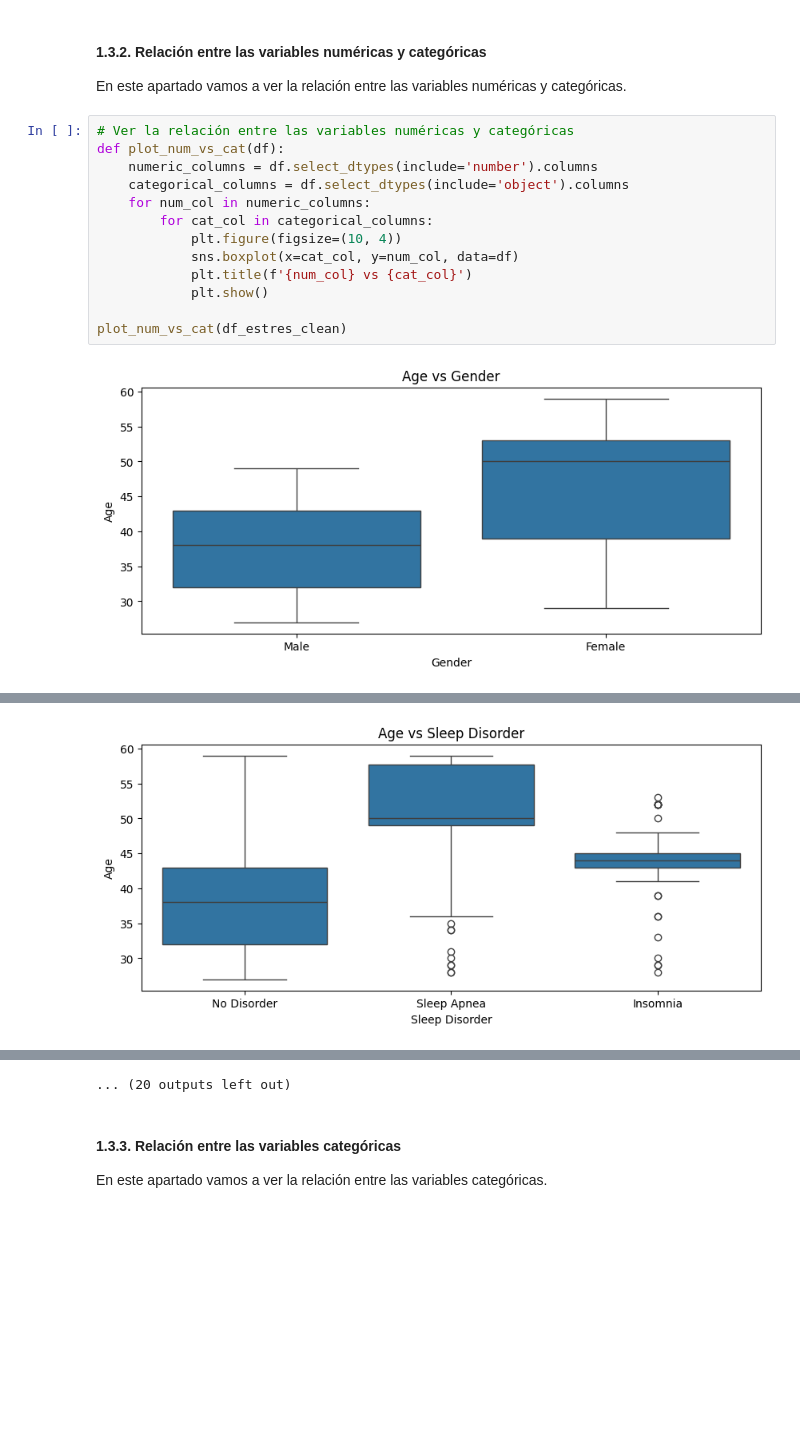
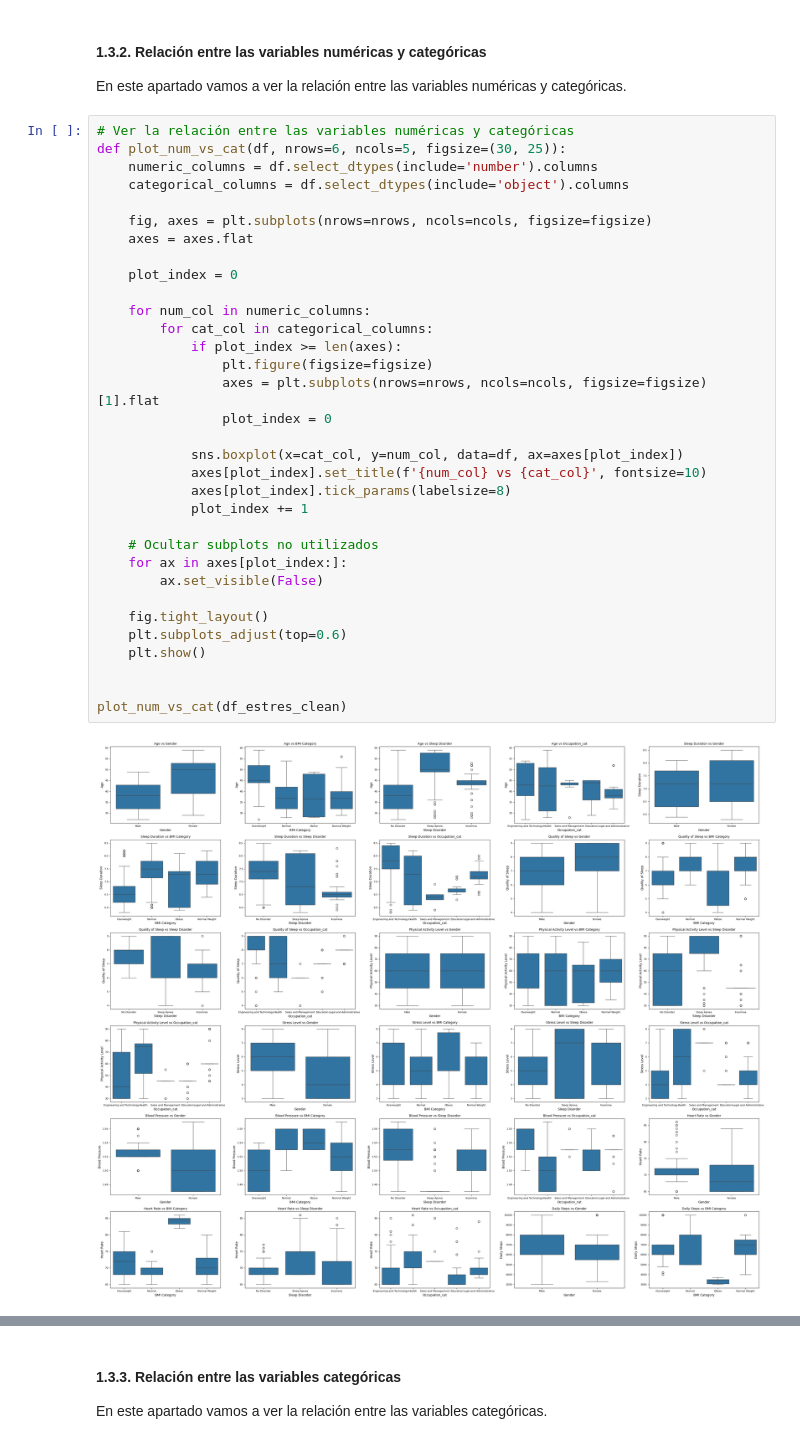
Before and after one commit to JaimeLapaz/proyectos-machine-learning-and-deep-learning, a Jupyter notebook: Proyectos_Machine_Learning/Supervised_Learning/Prediccion_Nivel_Estres/Nivel_estres.ipynb, the cells around one changed output, grey strips where cells are left out. Cells and saved outputs as stored; diff of their text form; blank space fills up the shorter version.

```diff
--- a/Proyectos_Machine_Learning/Supervised_Learning/Prediccion_Nivel_Estres/Nivel_estres.ipynb
+++ b/Proyectos_Machine_Learning/Supervised_Learning/Prediccion_Nivel_Estres/Nivel_estres.ipynb
@@ -315,16 +333,36 @@ plot_numeric_distribution(df_estres_clean)
 En este apartado vamos a ver la relación entre las variables numéricas y categóricas.
 # %%
 # Ver la relación entre las variables numéricas y categóricas
-def plot_num_vs_cat(df):
+def plot_num_vs_cat(df, nrows=6, ncols=5, figsize=(30, 25)):
     numeric_columns = df.select_dtypes(include='number').columns
     categorical_columns = df.select_dtypes(include='object').columns
+
+    fig, axes = plt.subplots(nrows=nrows, ncols=ncols, figsize=figsize)
+    axes = axes.flat
+
+    plot_index = 0
+
     for num_col in numeric_columns:
         for cat_col in categorical_columns:
-            plt.figure(figsize=(10, 4))
-            sns.boxplot(x=cat_col, y=num_col, data=df)
-            plt.title(f'{num_col} vs {cat_col}')
-            plt.show()
+            if plot_index >= len(axes):
+                plt.figure(figsize=figsize)
+                axes = plt.subplots(nrows=nrows, ncols=ncols, figsize=figsize)[1].flat
+                plot_index = 0
+
+            sns.boxplot(x=cat_col, y=num_col, data=df, ax=axes[plot_index])
+            axes[plot_index].set_title(f'{num_col} vs {cat_col}', fontsize=10)
+            axes[plot_index].tick_params(labelsize=8)
+            plot_index += 1
+
+    # Ocultar subplots no utilizados
+    for ax in axes[plot_index:]:
+        ax.set_visible(False)
+
+    fig.tight_layout()
+    plt.subplots_adjust(top=0.6)
+    plt.show()
+
 
 plot_num_vs_cat(df_estres_clean)
 # %% [output]
-[figure, old version]
+[figure, new version]
@@ -332 +370,0 @@ plot_num_vs_cat(df_estres_clean)
-[figure, removed]
@@ -342,4 +371,3 @@ plot_num_vs_cat(df_estres_clean)
-... (20 outputs left out)
 # %% [markdown]
 #### 1.3.3. Relación entre las variables categóricas
 
```
Also changed, not shown: parts of 9 cells of this notebook.
